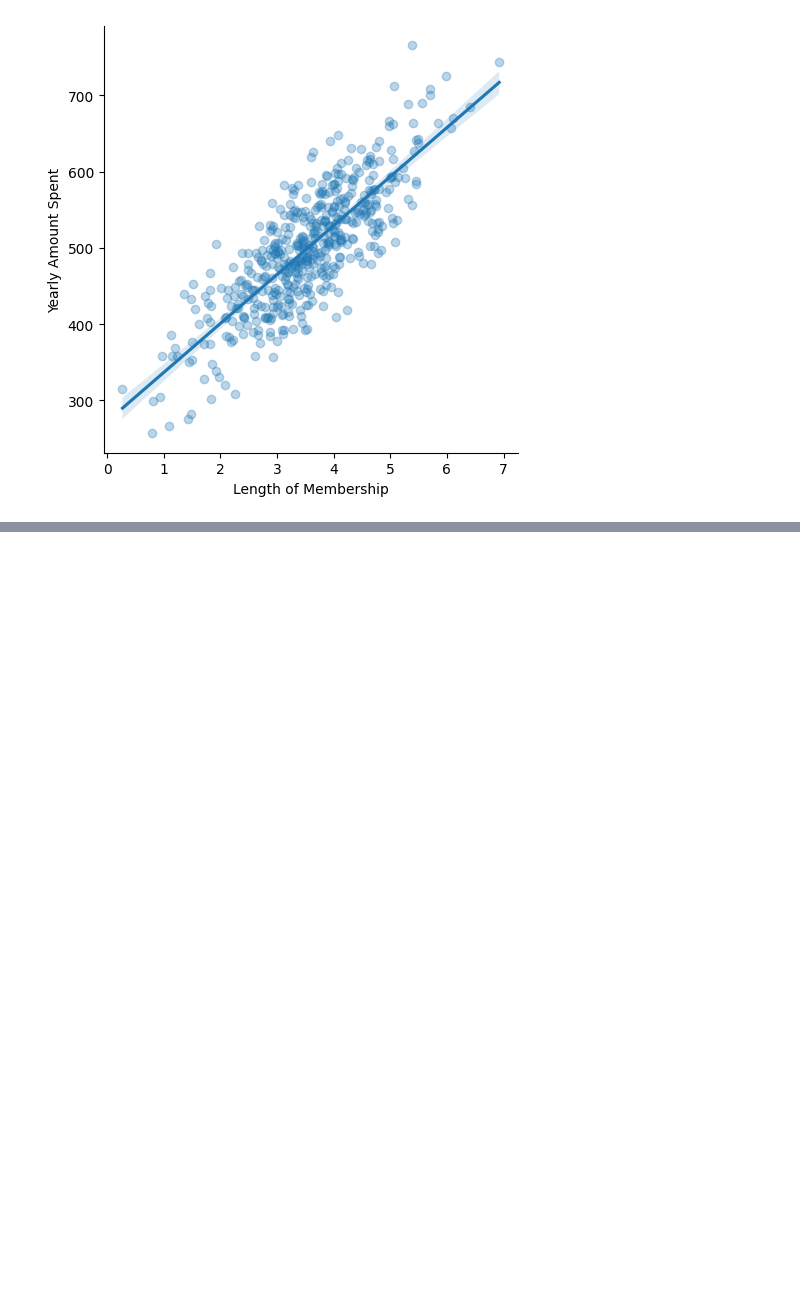
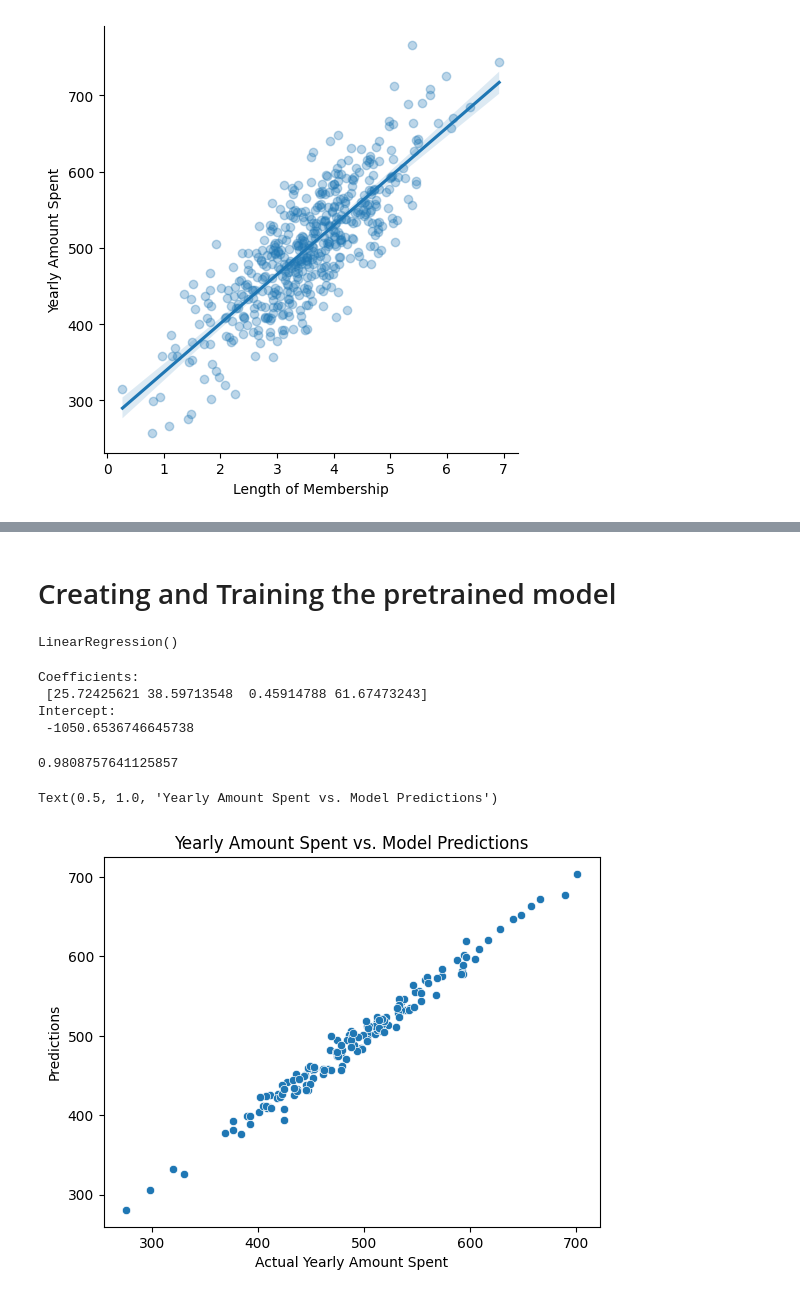
Before and after one commit to Kushal-Micky/machine_learning_yt_videos, a Jupyter notebook: linear_regresson/linear_regression.ipynb, the cells around one changed output, grey strips where cells are left out. Saved outputs shown, nothing was run; the diff lists cells and outputs as text; code cells hidden in the pictures; blank space fills up the shorter version.

Commit message:
linear Regression from Alejandro

```diff
--- a/linear_regresson/linear_regression.ipynb
+++ b/linear_regresson/linear_regression.ipynb
@@ -105,0 +133,45 @@ sns.lmplot(x='Length of Membership',
+# %%
+X = customers[['Avg. Session Length', 'Time on App', 'Time on Website', 'Length of Membership']]
+y = customers['Yearly Amount Spent']
+
+# Creating Train and Test Data Sets
+
+X_train, X_test, y_train, y_test = train_test_split(X,y,test_size=0.3, random_state=42)
+# %% [markdown]
+# Creating and Training the pretrained model
+# %%
+# Importing the Linear Regression Model from the sklearn library
+from sklearn.linear_model import LinearRegression
+# Creating an instance of the Linear Regression Model
+lm = LinearRegression()
+
+# Now, we have to feed the training data to the model so that it can learn from it
+lm.fit(X_train,y_train) # This will train the model on the training data
+# %% [output]
+LinearRegression()
+# %%
+# We are using linear regression, so we can print the coefficients and intercept of the model and see how the model has learned from the data
+print('Coefficients: \n', lm.coef_) # lm.coef_ will give the coefficients of the model
+print('Intercept: \n', lm.intercept_) # lm.intercept_ will give the intercept of the model
+# %% [output]
+Coefficients:
+ [25.72425621 38.59713548  0.45914788 61.67473243]
+Intercept:
+ -1050.6536746645738
+# %%
+lm.score(X_test, y_test) # This will give the score of the model on the test data
+# %% [output]
+0.9808757641125857
+# %%
+# Now, we have to test the model on the test data to see how well the model has learned from the training data
+
+predictions = lm.predict( X_test) # This will predict the Yearly Amount Spent for the test data
+# %%
+# Scatter plot of actual values of y vs predicted values.
+sns.scatterplot(x=y_test, y=predictions)
+plt.xlabel('Actual Yearly Amount Spent')
+plt.ylabel('Predictions')
+plt.title('Yearly Amount Spent vs. Model Predictions')
+# %% [output]
+Text(0.5, 1.0, 'Yearly Amount Spent vs. Model Predictions')
+[figure, added]
```
Also changed, not shown: parts of 3 cells of this notebook.
